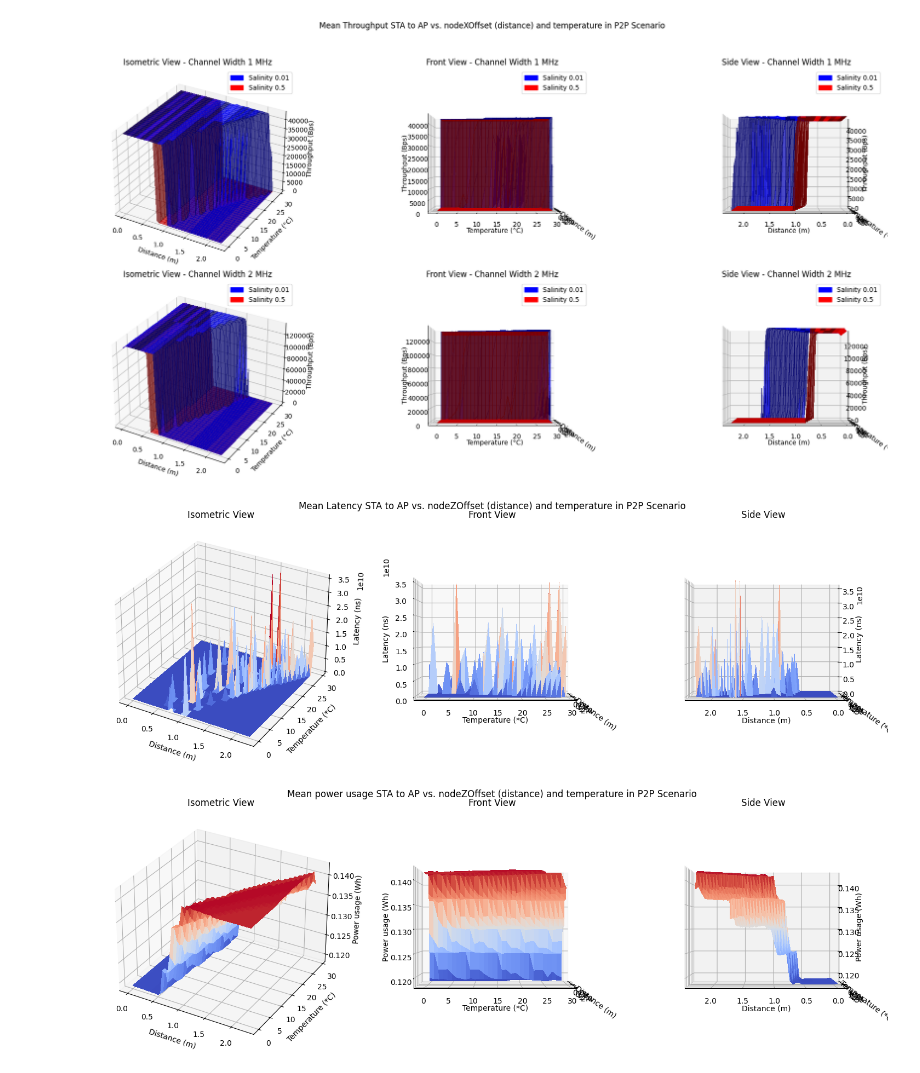
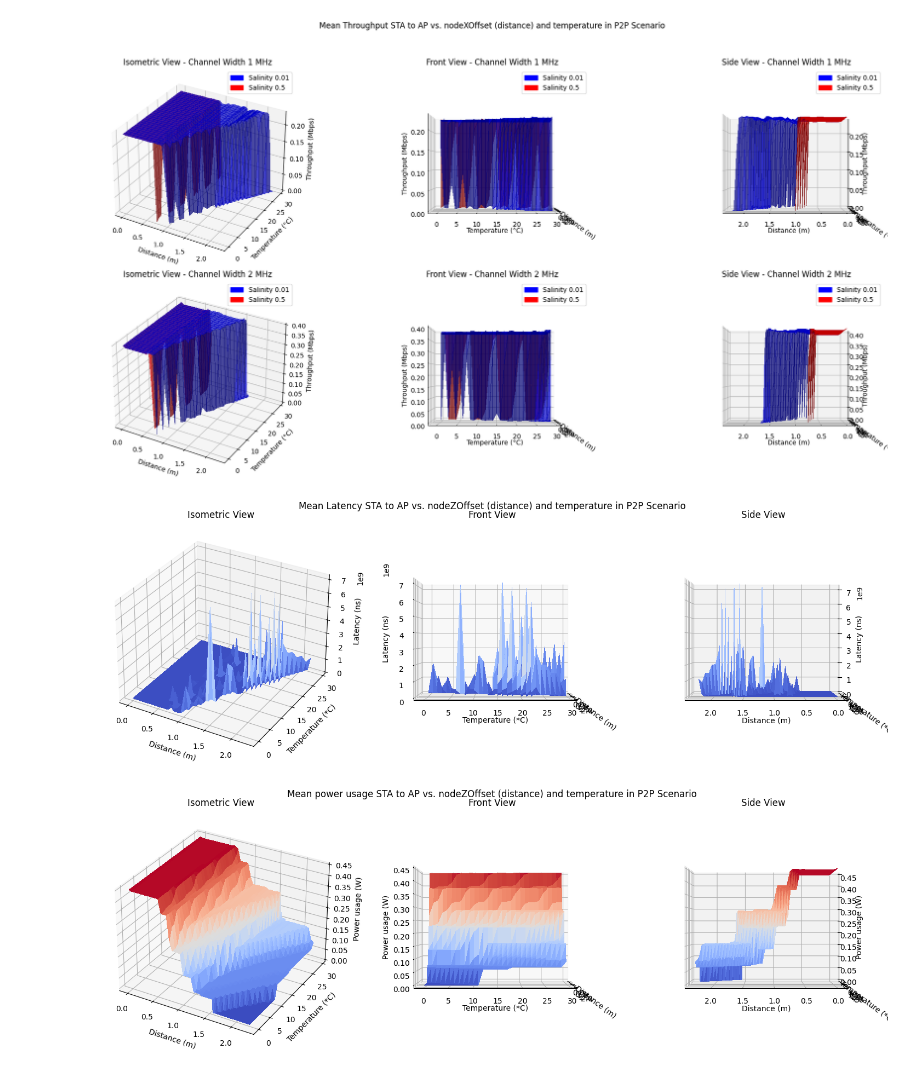
Before and after one commit to mehslambo/2IRS0-ns3, a Jupyter notebook: postprocessing/p2p_graphs.ipynb, the cells around one changed output. Saved outputs shown, nothing was run; the diff lists cells and outputs as text; code cells hidden in the pictures.

Commit message:
Switched p2p notebook to FlowMonitor

```diff
--- a/postprocessing/p2p_graphs.ipynb
+++ b/postprocessing/p2p_graphs.ipynb
@@ -161,7 +176,7 @@ colors = ['blue', 'red']
 # Process each channel width
 for c_idx, channel_width in enumerate(channel_widths):
     # Filter data for this channel width
-    filtered_data = packet_logging_stats_summary[packet_logging_stats_summary['channelWidth'] == channel_width]
+    filtered_data = packet_flow_stats[packet_flow_stats['channelWidth'] == channel_width]
 
     # Determine the subplot positions
     positions = [1, 2, 3] if c_idx == 0 else [4, 5, 6]
@@ -193,7 +208,7 @@ for c_idx, channel_width in enumerate(channel_widths):
                     mask = (salinity_data['nodeXOffset'] == node_x_offset) & \
                            (salinity_data['waterTemperature'] == node_temperature)
                     if mask.any():
-                        Z[i_y, i_x] = salinity_data.loc[mask, 'MeanThroughputSTAToAP'].mean()
+                        Z[i_y, i_x] = salinity_data.loc[mask, 'Throughput'].mean()
 
             # Plot with different color for each salinity
             surf = ax.plot_surface(X, Y, Z, color=colors[s_idx], alpha=0.7,
@@ -203,7 +218,7 @@ for c_idx, channel_width in enumerate(channel_widths):
         # Add labels and title
         ax.set_xlabel('Distance (m)')
         ax.set_ylabel('Temperature (°C)')
-        ax.set_zlabel('Throughput (Bps)')
+        ax.set_zlabel('Throughput (Mbps)')
 
         if elev is not None:
             ax.view_init(elev=elev, azim=azim)
@@ -219,14 +234,14 @@ for c_idx, channel_width in enumerate(channel_widths):
 plt.tight_layout(rect=[0, 0, 1, 0.95])  # Leave room for suptitle
 plt.show()
 # %% [output]
-[figure, old version]
+[figure, new version]
 # %%
 fig = plt.figure(figsize=(15, 5))
 fig.suptitle('Mean Latency STA to AP vs. nodeZOffset (distance) and temperature in P2P Scenario')
 
 # Create a 2D grid for surface plot
-x_unique = np.sort(packet_logging_stats_summary['nodeXOffset'].unique())
-y_unique = np.sort(packet_logging_stats_summary['waterTemperature'].unique())
+x_unique = np.sort(packet_flow_stats['nodeXOffset'].unique())
+y_unique = np.sort(packet_flow_stats['waterTemperature'].unique())
 
 X, Y = np.meshgrid(x_unique, y_unique)
 Z = np.zeros(X.shape)
@@ -236,10 +251,10 @@ for i in range(len(x_unique)):
     for j in range(len(y_unique)):
         node_x_offset = x_unique[i]
         node_temperature = y_unique[j]
-        mask = (packet_logging_stats_summary['nodeXOffset'] == node_x_offset) & \
-               (packet_logging_stats_summary['waterTemperature'] == node_temperature)
+        mask = (packet_flow_stats['nodeXOffset'] == node_x_offset) & \
+               (packet_flow_stats['waterTemperature'] == node_temperature)
         if mask.any():
-            Z[j, i] = packet_logging_stats_summary.loc[mask, 'MeanLatencySTAToAP'].mean()
+            Z[j, i] = packet_flow_stats.loc[mask, 'Latency'].mean()
 
 # Isometric view (default 3D view)
 ax1 = fig.add_subplot(131, projection='3d')
@@ -273,22 +288,9 @@ ax3.set_title('Side View')
 plt.tight_layout()
 plt.show()
 # %% [output]
-[figure, old version]
+[figure, new version]
-# %%
-# Convert time from ns to h
-for col in filter(lambda x: x.endswith('Time'), power_state_stats.columns):
-    power_state_stats[col] = power_state_stats[col] / 1e9 / 3600
-
-# Multiply the time by the power consumption of each state
-# Constants from https://www.nsnam.org/docs/release/3.23/doxygen/classns3_1_1_wifi_radio_energy_model.html
-voltage = 3
-power_state_stats['RXPower'] = power_state_stats['RXTime'] * voltage * 0.313
-power_state_stats['TXPower'] = power_state_stats['TXTime'] * voltage * 0.38
-power_state_stats['IDLEPower'] = power_state_stats['IDLETime'] * voltage * 0.273
-power_state_stats['SLEEPPower'] = power_state_stats['SLEEPTime'] * voltage * 0.033
-power_state_stats['CCA_BUSYPower'] = power_state_stats['CCA_BUSYTime'] * voltage * 0.273
-power_state_stats['SWITCHINGPower'] = power_state_stats['SWITCHINGTime'] * voltage * 0.273
-power_state_stats['TotalPower'] = power_state_stats['RXPower'] + power_state_stats['TXPower'] + power_state_stats['IDLEPower'] + power_state_stats['SLEEPPower'] + power_state_stats['CCA_BUSYPower'] + power_state_stats['SWITCHINGPower']
+# %%
+power_state_stats['TotalPower'] = power_state_stats['TotalEnergy'] / power_state_stats['stopTime'] # Convert to Wh
 # %%
 fig = plt.figure(figsize=(15, 5))
 fig.suptitle('Mean power usage STA to AP vs. nodeZOffset (distance) and temperature in P2P Scenario')
@@ -312,34 +314,34 @@ for i in range(len(x_unique)):
 
 # Isometric view (default 3D view)
 ax1 = fig.add_subplot(131, projection='3d')
 surf1 = ax1.plot_surface(X, Y, Z, cmap='coolwarm', edgecolor='none', linewidth=0,
                          antialiased=False, rcount=10000, ccount=10000)
 ax1.set_xlabel('Distance (m)')
 ax1.set_ylabel('Temperature (*C)')
-ax1.set_zlabel('Power usage (Wh)')
+ax1.set_zlabel('Power usage (W)')
 ax1.set_title('Isometric View')
 
 # Front view (looking at X-Z plane)
 ax2 = fig.add_subplot(132, projection='3d')
 surf2 = ax2.plot_surface(X, Y, Z, cmap='coolwarm', edgecolor='none', linewidth=0,
                          antialiased=False, rcount=10000, ccount=10000)
 ax2.set_xlabel('Distance (m)')
 ax2.set_ylabel('Temperature (*C)')
-ax2.set_zlabel('Power usage (Wh)')
+ax2.set_zlabel('Power usage (W)')
 ax2.view_init(elev=0, azim=0)
 ax2.set_title('Front View')
 
 # Side view (looking at Y-Z plane)
 ax3 = fig.add_subplot(133, projection='3d')
 surf3 = ax3.plot_surface(X, Y, Z, cmap='coolwarm', edgecolor='none', linewidth=0,
                          antialiased=False, rcount=10000, ccount=10000)
 ax3.set_xlabel('Distance (m)')
 ax3.set_ylabel('Temperature (*C)')
-ax3.set_zlabel('Power usage (Wh)')
+ax3.set_zlabel('Power usage (W)')
 ax3.view_init(elev=0, azim=90)
 ax3.set_title('Side View')
 
 plt.tight_layout()
 plt.show()
 # %% [output]
-[figure, old version]
+[figure, new version]
```
Also changed, not shown: parts of 8 cells of this notebook, 1 other file.
